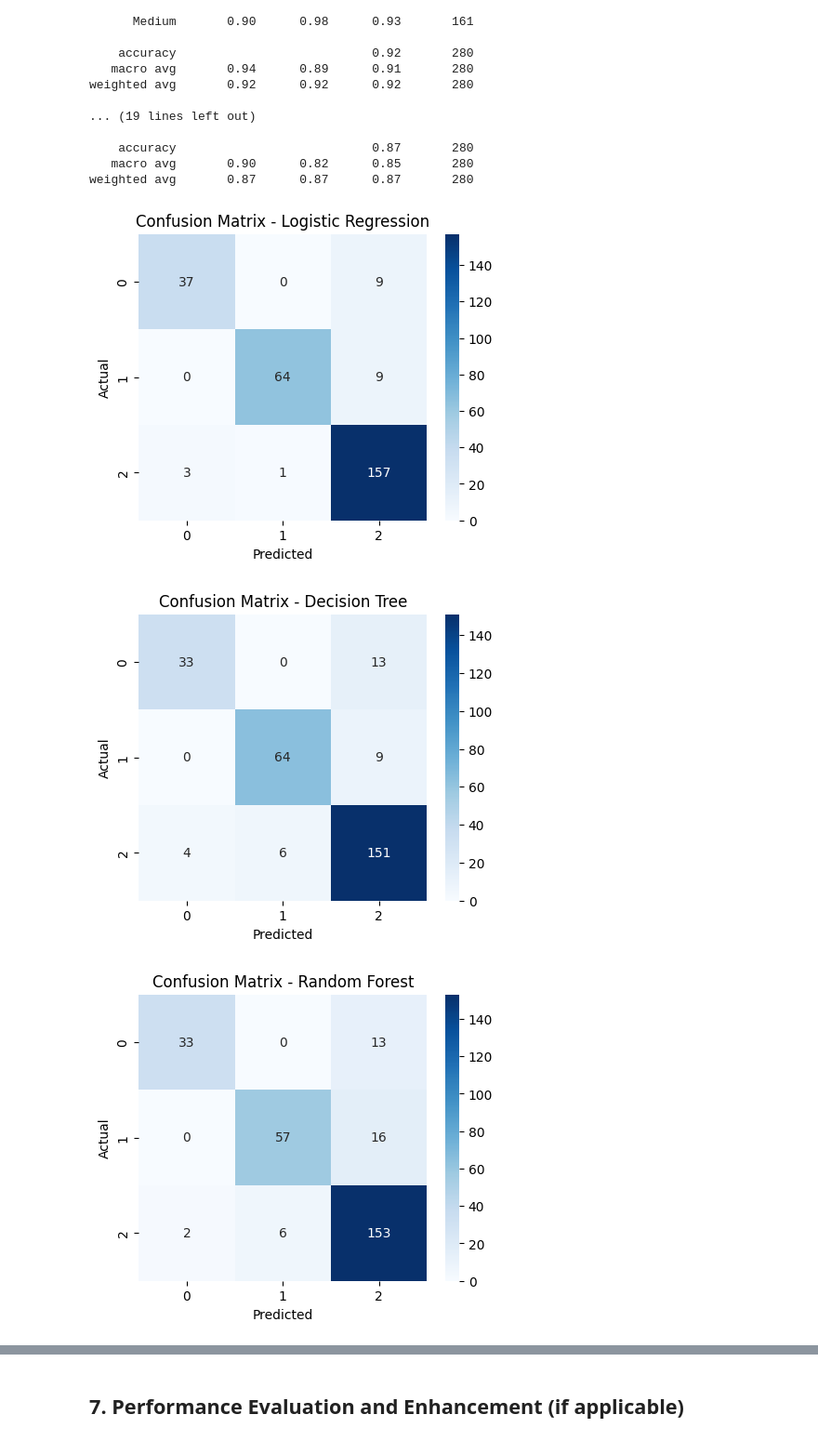
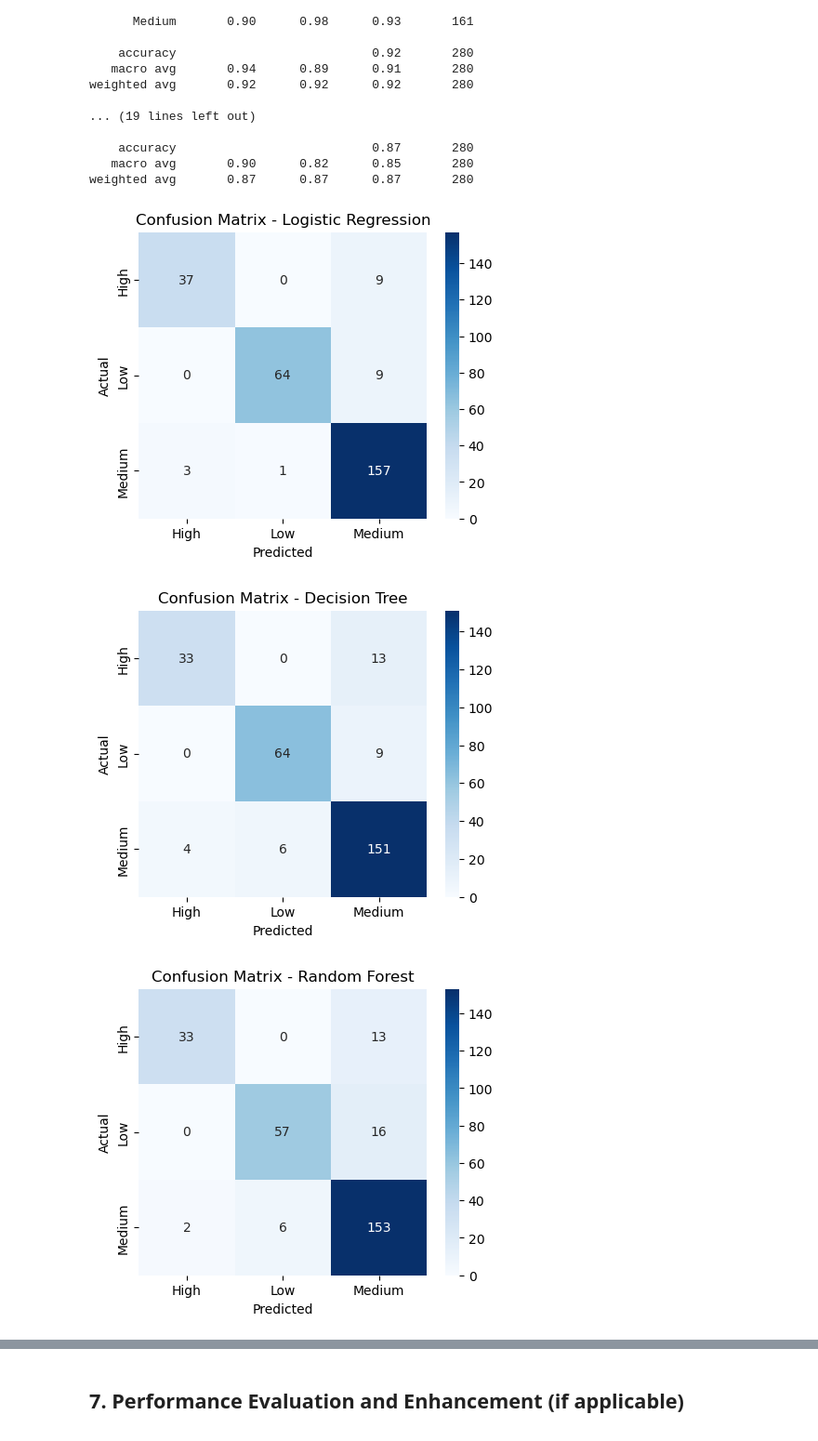
Before and after one commit to XunMMU/dsf-carbon, a Jupyter notebook: TT3L_G01_Notebook.ipynb, the cells around one changed output, grey strips where cells are left out. Shown at 93% size. Drawn from its saved outputs; the diff is of its cells as text; code cells hidden in the pictures.

Commit message:
added descriotion to graphs and cahged confusion matrix labelling

```diff
--- a/TT3L_G01_Notebook.ipynb
+++ b/TT3L_G01_Notebook.ipynb
@@ -868,16 +871,19 @@ weighted avg       0.92      0.92      0.92       280
    macro avg       0.90      0.82      0.85       280
 weighted avg       0.87      0.87      0.87       280
 # %%
+class_labels = sorted(y_test.unique())
+
 for name, model in models.items():
     y_pred = model.predict(X_test)
     cm = confusion_matrix(y_test, y_pred)
     plt.figure(figsize=(5, 4))
-    sns.heatmap(cm, annot=True, fmt='d', cmap='Blues')
+    sns.heatmap(cm, annot=True, fmt='d', cmap='Blues',
+                xticklabels=class_labels, yticklabels=class_labels)
     plt.title(f'Confusion Matrix - {name}')
     plt.xlabel('Predicted')
     plt.ylabel('Actual')
     plt.show()
 # %% [output]
-[figure, old version]
+[figure, new version]
-[figure, old version]
+[figure, new version]
-[figure, old version]
+[figure, new version]
```
Also changed, not shown: parts of 15 cells of this notebook.
